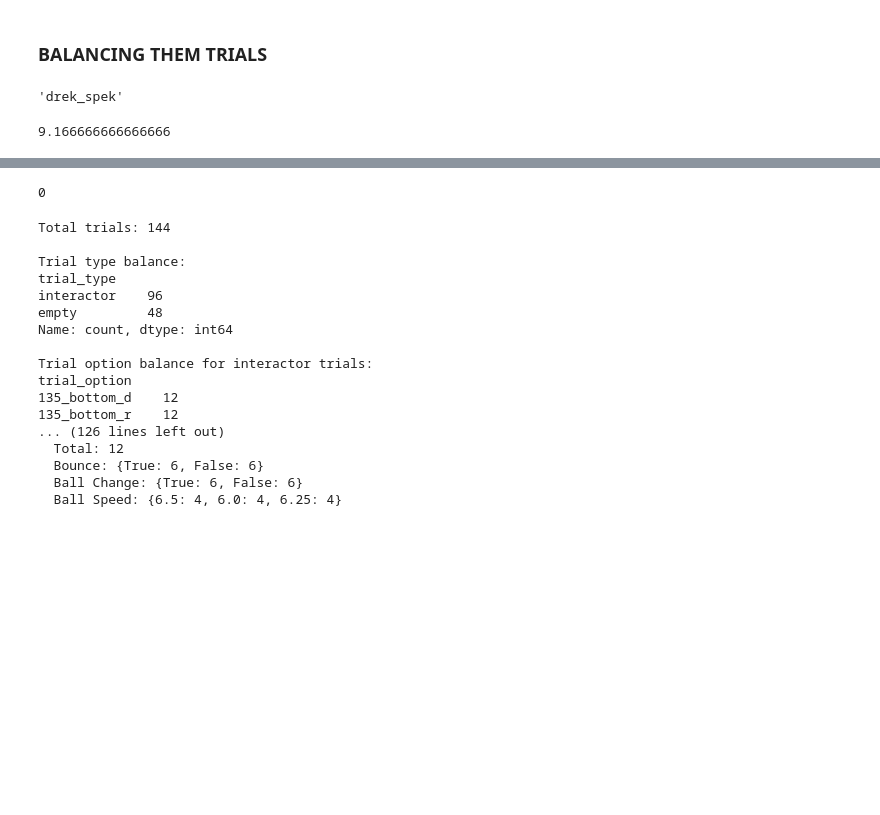
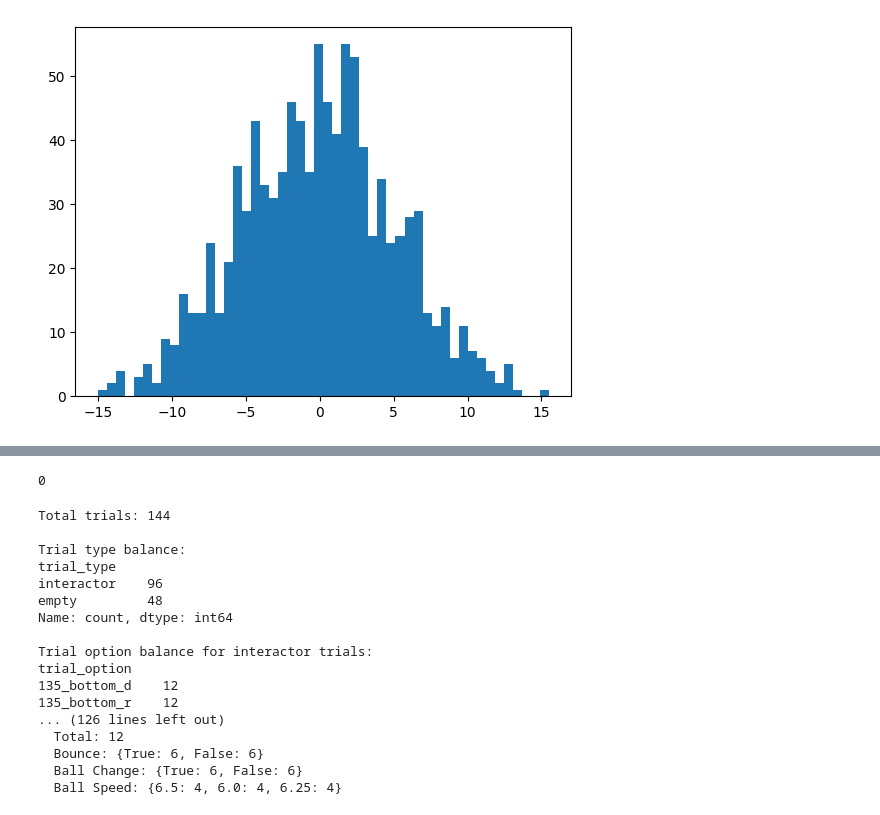
Before and after one commit to WiegerScheurer/physicspred, a Jupyter notebook: Notebooks/intphys_results_pilot.ipynb, the cells around one changed output, grey strips where cells are left out. Cells and saved outputs as stored; diff of their text form; code cells hidden in the pictures; blank space fills up the shorter version.

```diff
--- a/Notebooks/intphys_results_pilot.ipynb
+++ b/Notebooks/intphys_results_pilot.ipynb
@@ -20,3 +503,30 @@ array([0.45 , 0.625, 0.45 ])
+# %%
+def bellshape_sample(mean, sd, n_samples, plot:bool=False):
+    sample_pool = np.array([random.normalvariate(mean, sd) for sample in range(n_samples)])
+
+    if plot:
+        plt.hist(sample_pool, bins=50)
+    return random.shuffle(sample_pool)
+
+
+bellshape_sample(0, 5, 1000, True)
+
+
+
+# # Randomly sample from gaussian distribution with mean and sd defined
+
+
+
+# # veloc_pool = np.array([(random.uniform(0, 2)) for i in range(0, 500)])
+
+# veloc_pool = np.array([(random.normalvariate(config["avg_ball_speed"], config["natural_speed_variance"])) for i in range(0, 500)])
+
+
+# # plt.plot(list(range(0,100)), veloc_pool)
+
+# plt.hist(veloc_pool, bins=100)
+# %% [output]
+[figure, added]
 # %%
 from functions.physics import _rotate_90, _dir_to_vec, _vec_to_dir, _flip_dir
 from functions.utilities import determine_sequence
@@ -31,5 +541,3 @@ from functions.analysis import (get_precision,
                                 get_rt,
                                 get_accuracy,
                                 get_hit_rate,)
-# %% [markdown]
-### BALANCING THEM TRIALS
@@ -85,17 +544,3 @@ ball_spawn_spread = config[
-# %%
-ui = "drek_spek_1"
-ui[:-2]
-# %% [output]
-'drek_spek'
-# %%
-144
-22 * 60
-
-
-
-1320/144
-# %% [output]
-9.166666666666666
 # %%
 
 from functions.utilities import check_balance, create_balanced_trial_design, build_design_matrix
```
Also changed, not shown: parts of 14 cells of this notebook, 25 other files.
